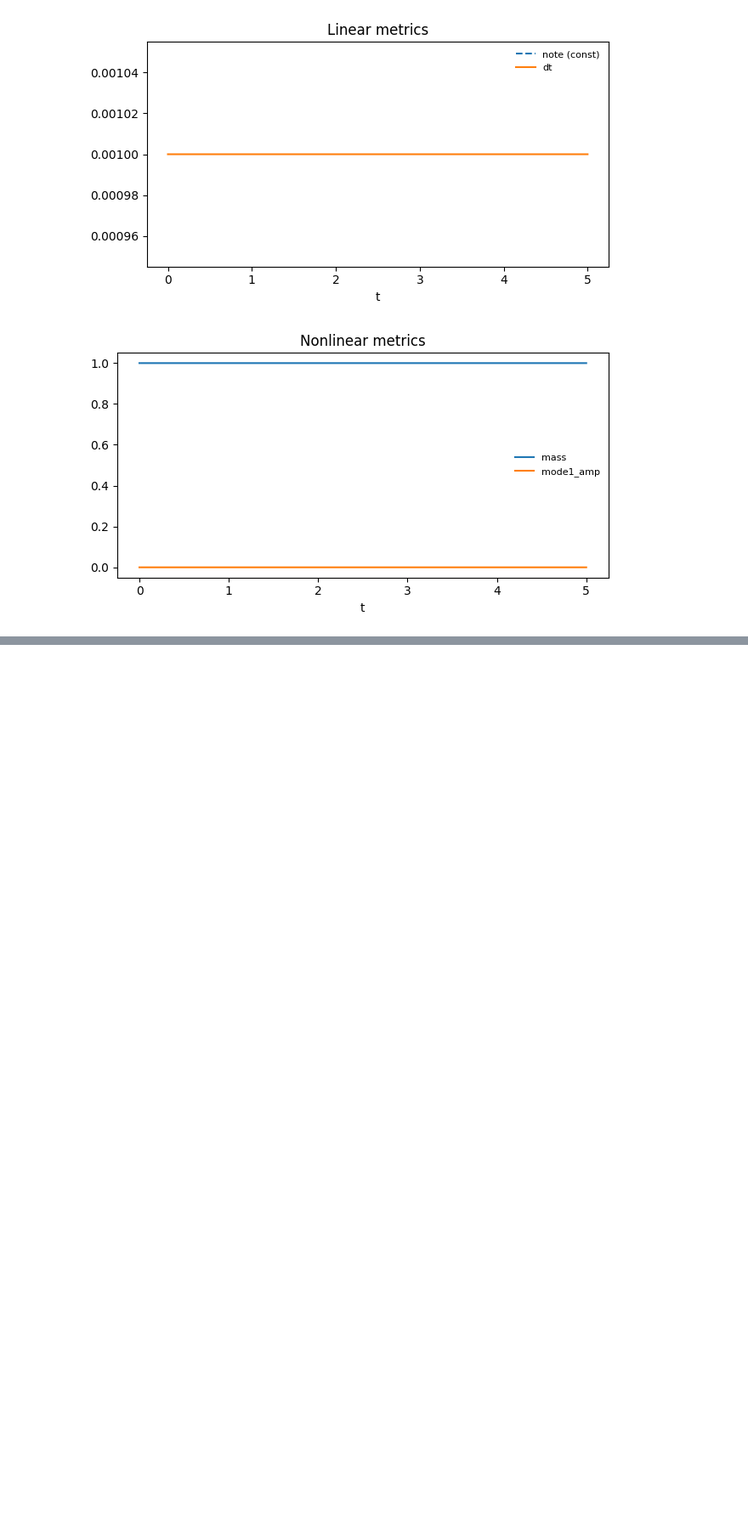
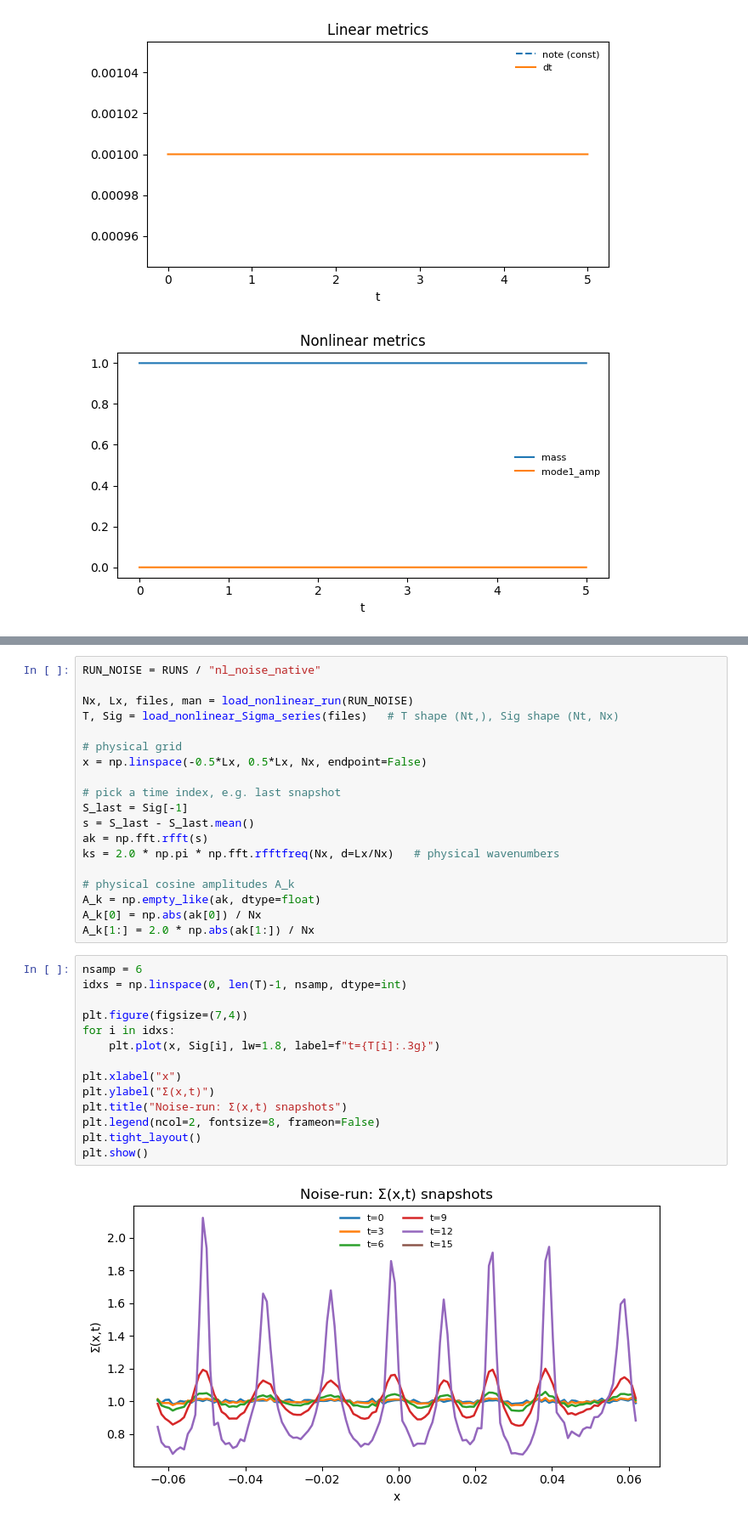
Before and after one commit to KonstantinGerbig/diff-inst, a Jupyter notebook: notebooks/IVP_tests.ipynb, the cells around one changed output, grey strips where cells are left out. Shown: that part at 85% size. Saved outputs shown, nothing was run; the diff lists cells and outputs as text; blank space fills up the shorter version.

```diff
--- a/notebooks/IVP_tests.ipynb
+++ b/notebooks/IVP_tests.ipynb
@@ -332,0 +261,35 @@ per-entry rel err:
+# %%
+RUN_NOISE = RUNS / "nl_noise_native"
+
+Nx, Lx, files, man = load_nonlinear_run(RUN_NOISE)
+T, Sig = load_nonlinear_Sigma_series(files)   # T shape (Nt,), Sig shape (Nt, Nx)
+
+# physical grid
+x = np.linspace(-0.5*Lx, 0.5*Lx, Nx, endpoint=False)
+
+# pick a time index, e.g. last snapshot
+S_last = Sig[-1]
+s = S_last - S_last.mean()
+ak = np.fft.rfft(s)
+ks = 2.0 * np.pi * np.fft.rfftfreq(Nx, d=Lx/Nx)   # physical wavenumbers
+
+# physical cosine amplitudes A_k
+A_k = np.empty_like(ak, dtype=float)
+A_k[0] = np.abs(ak[0]) / Nx
+A_k[1:] = 2.0 * np.abs(ak[1:]) / Nx
+# %%
+nsamp = 6
+idxs = np.linspace(0, len(T)-1, nsamp, dtype=int)
+
+plt.figure(figsize=(7,4))
+for i in idxs:
+    plt.plot(x, Sig[i], lw=1.8, label=f"t={T[i]:.3g}")
+
+plt.xlabel("x")
+plt.ylabel("Σ(x,t)")
+plt.title("Noise-run: Σ(x,t) snapshots")
+plt.legend(ncol=2, fontsize=8, frameon=False)
+plt.tight_layout()
+plt.show()
+# %% [output]
+[figure, added]
```
Also changed, not shown: parts of 12 cells of this notebook, 7 other files.
